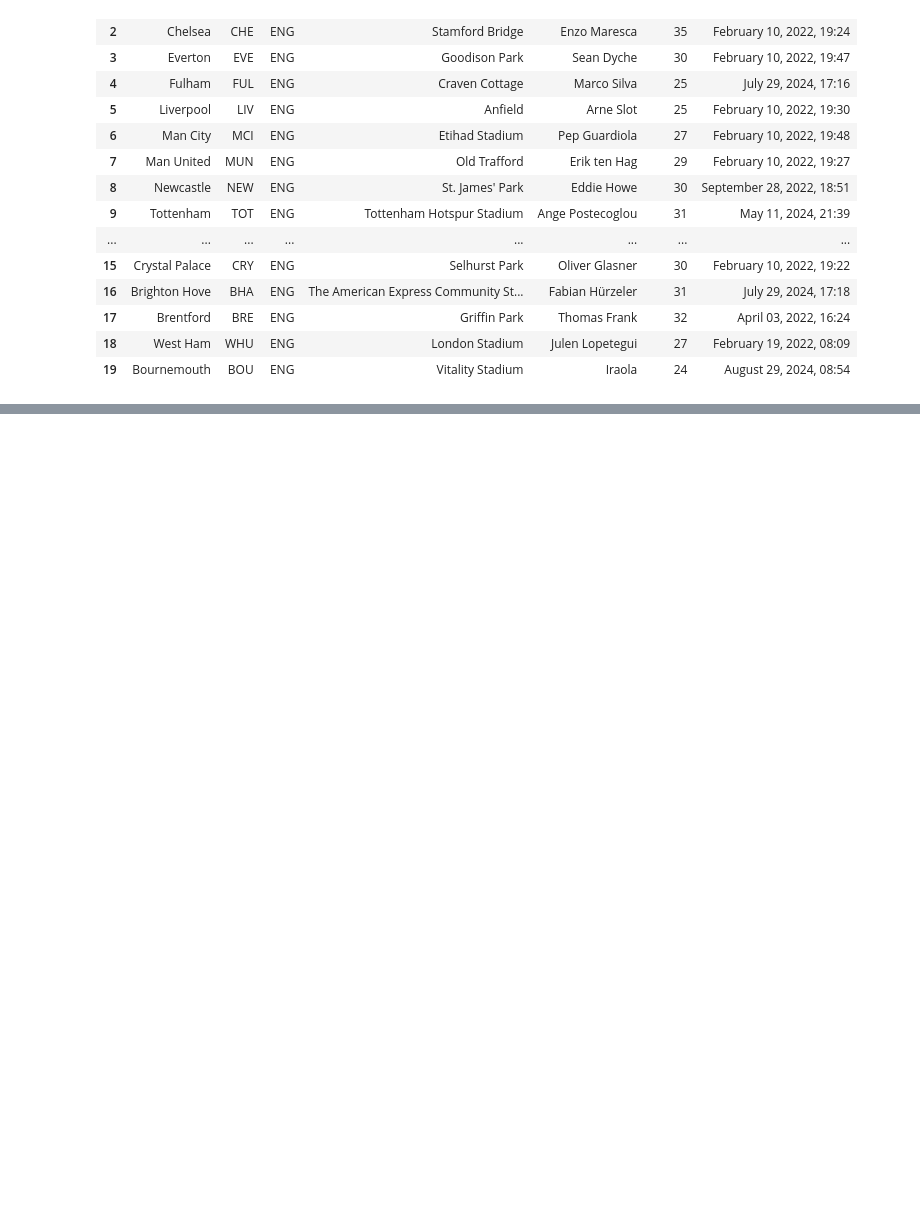
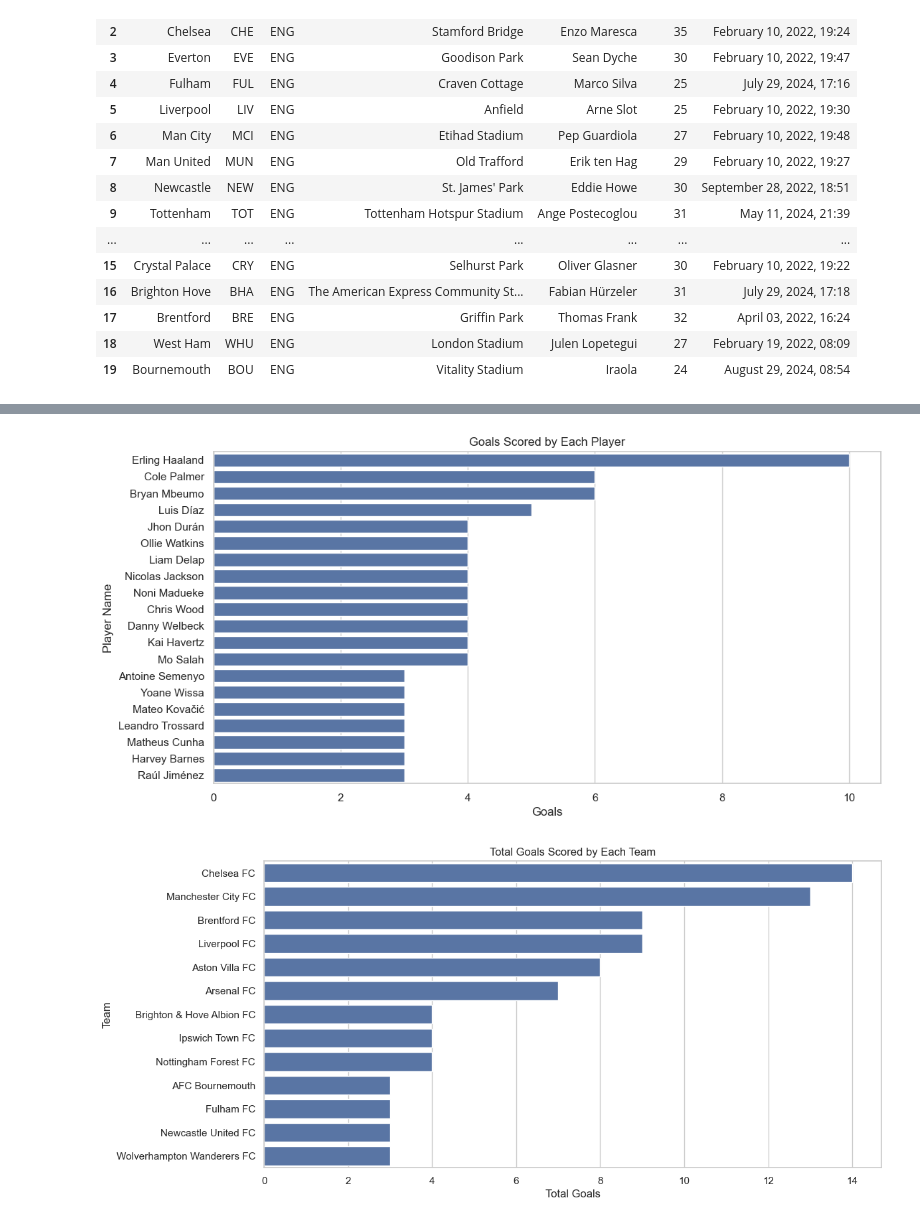
Before and after one commit to lusbnz/football-notebook, a Jupyter notebook: step_1/epl_2024.ipynb, the cells around one changed output, grey strips where cells are left out. Cells and saved outputs as stored; diff of their text form; code cells hidden in the pictures; blank space fills up the shorter version.

```diff
--- a/step_1/epl_2024.ipynb
+++ b/step_1/epl_2024.ipynb
@@ -307,0 +361,28 @@ plt.show()
+# %%
+sns.set(style="whitegrid")
+
+plt.figure(figsize=(12, 6))
+sns.barplot(x='Goals', y='Player', data=scorer_df.sort_values('Goals', ascending=False))
+plt.title('Goals Scored by Each Player')
+plt.xlabel('Goals')
+plt.ylabel('Player Name')
+plt.show()
+
+team_goals = scorer_df.groupby('Team')['Goals'].sum().reset_index()
+plt.figure(figsize=(12, 6))
+sns.barplot(x='Goals', y='Team', data=team_goals.sort_values('Goals', ascending=False))
+plt.title('Total Goals Scored by Each Team')
+plt.xlabel('Total Goals')
+plt.ylabel('Team')
+plt.show()
+
+plt.figure(figsize=(12, 6))
+sns.barplot(x='Player', y='Penalties', data=scorer_df.fillna(0).sort_values('Penalties', ascending=False))
+plt.title('Penalties Taken by Each Player')
+plt.xlabel('Player')
+plt.ylabel('Number of Penalties')
+plt.xticks(rotation=45)
+plt.show()
+# %% [output]
+[figure, added]
+[figure, added]
```
Also changed, not shown: parts of 12 cells of this notebook, 1 other file.
